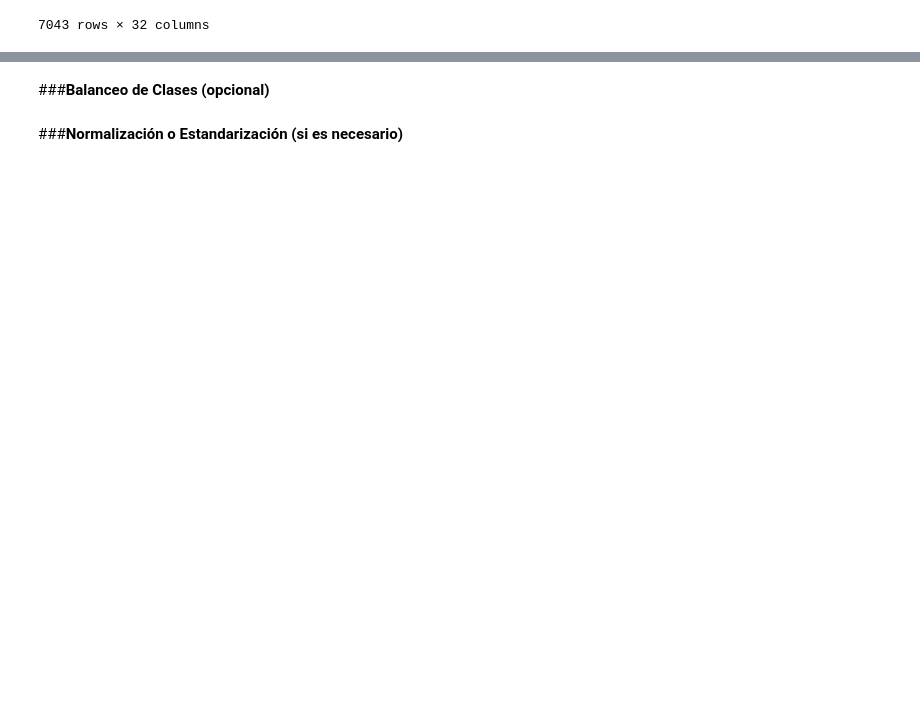
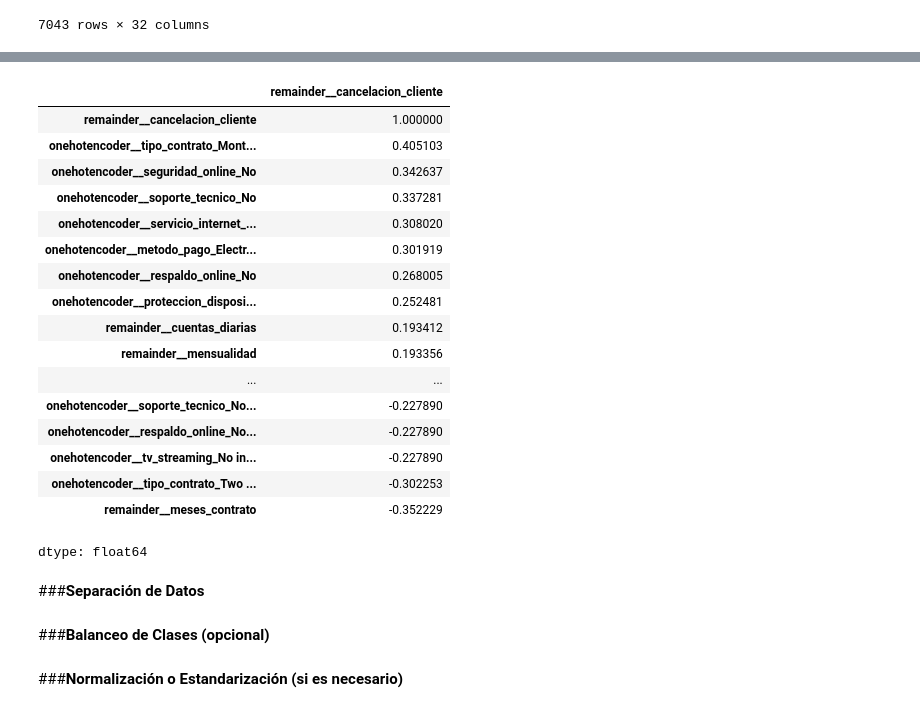
Before and after one commit to SebaDiezV/Challenge_TelecomX_Parte2_AluraLatam, a Jupyter notebook: TelecomX_Parte_2.ipynb, the cells around one changed output, grey strips where cells are left out. Drawn from its saved outputs; the diff is of its cells as text; code cells hidden in the pictures; blank space fills up the shorter version.

```diff
--- a/TelecomX_Parte_2.ipynb
+++ b/TelecomX_Parte_2.ipynb
@@ -297,0 +279,24 @@ datos_ohe_first
+# %%
+corr = datos_ohe.corr()
+corr['remainder__cancelacion_cliente'].sort_values(ascending=False)
+# %% [output]
+|  | remainder__cancelacion_cliente |
+| remainder__cancelacion_cliente | 1.000000 |
+| onehotencoder__tipo_contrato_Mont... | 0.405103 |
+| onehotencoder__seguridad_online_No | 0.342637 |
+| onehotencoder__soporte_tecnico_No | 0.337281 |
+| onehotencoder__servicio_internet_... | 0.308020 |
+| onehotencoder__metodo_pago_Electr... | 0.301919 |
+| onehotencoder__respaldo_online_No | 0.268005 |
+| onehotencoder__proteccion_disposi... | 0.252481 |
+| remainder__cuentas_diarias | 0.193412 |
+| remainder__mensualidad | 0.193356 |
+| ... | ... |
+| onehotencoder__soporte_tecnico_No... | -0.227890 |
+| onehotencoder__respaldo_online_No... | -0.227890 |
+| onehotencoder__tv_streaming_No in... | -0.227890 |
+| onehotencoder__tipo_contrato_Two ... | -0.302253 |
+| remainder__meses_contrato | -0.352229 |
+dtype: float64
+# %% [markdown]
+###**Separación de Datos**
```
Also changed, not shown: parts of 36 cells of this notebook.
